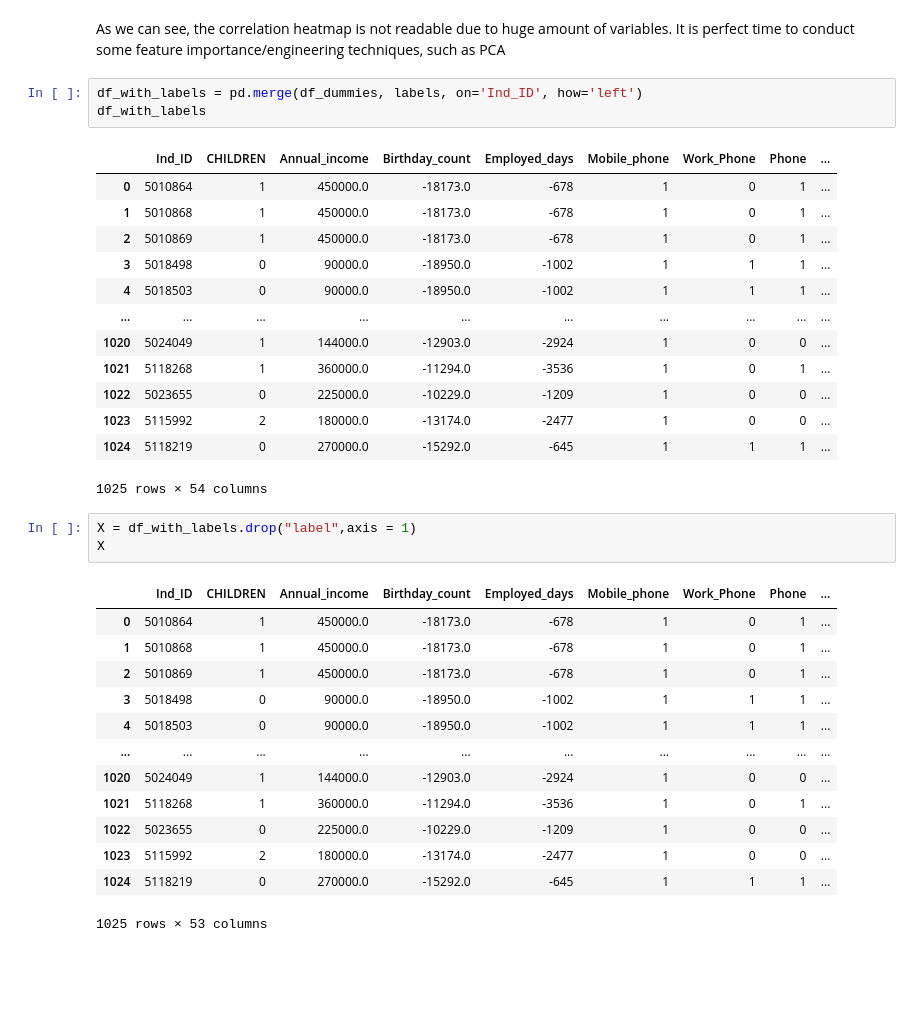
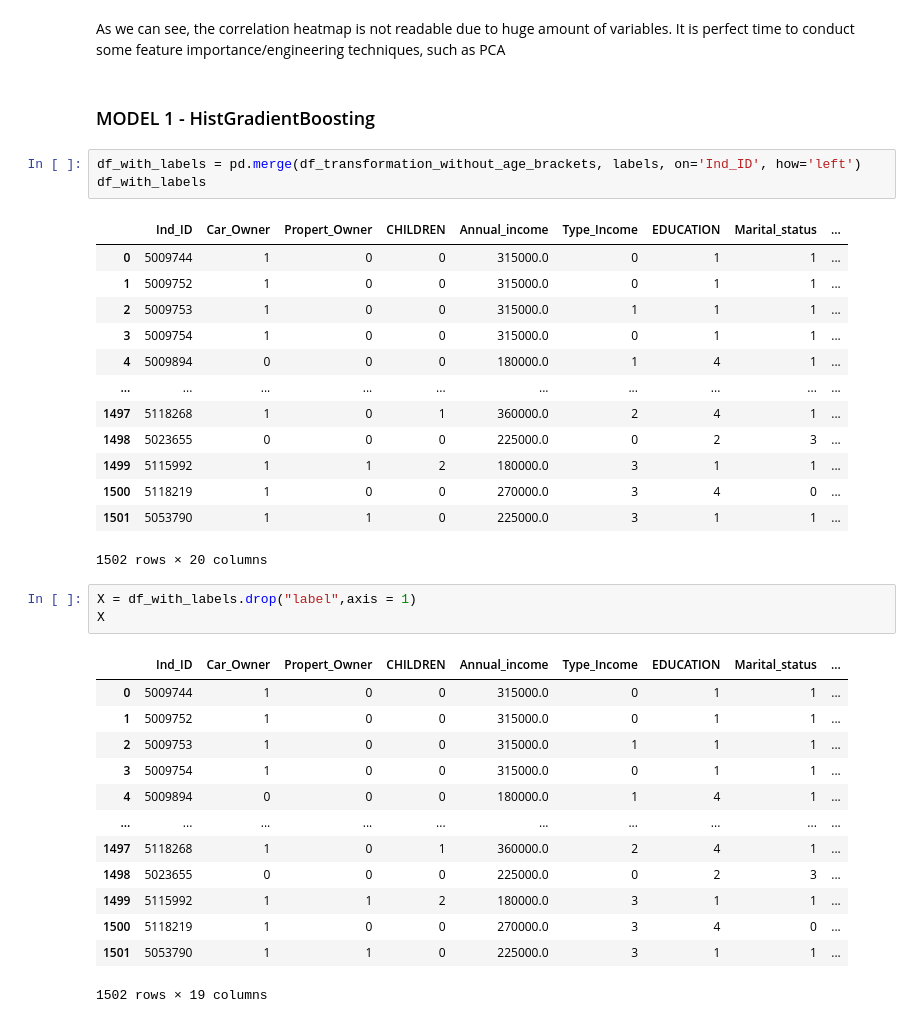
Before and after one commit to filki/LoanRepaymentBinaryPred, a Jupyter notebook: sourceCode.ipynb, the cells around one changed output. Cells and saved outputs as stored; diff of their text form; blank space fills up the shorter version.

```diff
--- a/sourceCode.ipynb
+++ b/sourceCode.ipynb
@@ -261,40 +187,42 @@ sns.heatmap(df_transformation_without_age_brackets.corr(),annot=True,robust = Tr
 [figure]
 # %% [markdown]
 As we can see, the correlation heatmap is not readable due to huge amount of variables. It is perfect time to conduct some feature importance/engineering techniques, such as PCA
+# %% [markdown]
+### MODEL 1 - HistGradientBoosting
 # %%
-df_with_labels = pd.merge(df_dummies, labels, on='Ind_ID', how='left')
+df_with_labels = pd.merge(df_transformation_without_age_brackets, labels, on='Ind_ID', how='left')
 df_with_labels
 # %% [output]
-|  | Ind_ID | CHILDREN | Annual_income | Birthday_count | Employed_days | Mobile_phone | Work_Phone | Phone | ... |
-| 0 | 5010864 | 1 | 450000.0 | -18173.0 | -678 | 1 | 0 | 1 | ... |
-| 1 | 5010868 | 1 | 450000.0 | -18173.0 | -678 | 1 | 0 | 1 | ... |
-| 2 | 5010869 | 1 | 450000.0 | -18173.0 | -678 | 1 | 0 | 1 | ... |
-| 3 | 5018498 | 0 | 90000.0 | -18950.0 | -1002 | 1 | 1 | 1 | ... |
-| 4 | 5018503 | 0 | 90000.0 | -18950.0 | -1002 | 1 | 1 | 1 | ... |
+|  | Ind_ID | Car_Owner | Propert_Owner | CHILDREN | Annual_income | Type_Income | EDUCATION | Marital_status | ... |
+| 0 | 5009744 | 1 | 0 | 0 | 315000.0 | 0 | 1 | 1 | ... |
+| 1 | 5009752 | 1 | 0 | 0 | 315000.0 | 0 | 1 | 1 | ... |
+| 2 | 5009753 | 1 | 0 | 0 | 315000.0 | 1 | 1 | 1 | ... |
+| 3 | 5009754 | 1 | 0 | 0 | 315000.0 | 0 | 1 | 1 | ... |
+| 4 | 5009894 | 0 | 0 | 0 | 180000.0 | 1 | 4 | 1 | ... |
 | ... | ... | ... | ... | ... | ... | ... | ... | ... | ... |
-| 1020 | 5024049 | 1 | 144000.0 | -12903.0 | -2924 | 1 | 0 | 0 | ... |
-| 1021 | 5118268 | 1 | 360000.0 | -11294.0 | -3536 | 1 | 0 | 1 | ... |
-| 1022 | 5023655 | 0 | 225000.0 | -10229.0 | -1209 | 1 | 0 | 0 | ... |
-| 1023 | 5115992 | 2 | 180000.0 | -13174.0 | -2477 | 1 | 0 | 0 | ... |
-| 1024 | 5118219 | 0 | 270000.0 | -15292.0 | -645 | 1 | 1 | 1 | ... |
+| 1497 | 5118268 | 1 | 0 | 1 | 360000.0 | 2 | 4 | 1 | ... |
+| 1498 | 5023655 | 0 | 0 | 0 | 225000.0 | 0 | 2 | 3 | ... |
+| 1499 | 5115992 | 1 | 1 | 2 | 180000.0 | 3 | 1 | 1 | ... |
+| 1500 | 5118219 | 1 | 0 | 0 | 270000.0 | 3 | 4 | 0 | ... |
+| 1501 | 5053790 | 1 | 1 | 0 | 225000.0 | 3 | 1 | 1 | ... |
-1025 rows × 54 columns
+1502 rows × 20 columns
 # %%
 X = df_with_labels.drop("label",axis = 1)
 X
 # %% [output]
-|  | Ind_ID | CHILDREN | Annual_income | Birthday_count | Employed_days | Mobile_phone | Work_Phone | Phone | ... |
-| 0 | 5010864 | 1 | 450000.0 | -18173.0 | -678 | 1 | 0 | 1 | ... |
-| 1 | 5010868 | 1 | 450000.0 | -18173.0 | -678 | 1 | 0 | 1 | ... |
-| 2 | 5010869 | 1 | 450000.0 | -18173.0 | -678 | 1 | 0 | 1 | ... |
-| 3 | 5018498 | 0 | 90000.0 | -18950.0 | -1002 | 1 | 1 | 1 | ... |
-| 4 | 5018503 | 0 | 90000.0 | -18950.0 | -1002 | 1 | 1 | 1 | ... |
+|  | Ind_ID | Car_Owner | Propert_Owner | CHILDREN | Annual_income | Type_Income | EDUCATION | Marital_status | ... |
+| 0 | 5009744 | 1 | 0 | 0 | 315000.0 | 0 | 1 | 1 | ... |
+| 1 | 5009752 | 1 | 0 | 0 | 315000.0 | 0 | 1 | 1 | ... |
+| 2 | 5009753 | 1 | 0 | 0 | 315000.0 | 1 | 1 | 1 | ... |
+| 3 | 5009754 | 1 | 0 | 0 | 315000.0 | 0 | 1 | 1 | ... |
+| 4 | 5009894 | 0 | 0 | 0 | 180000.0 | 1 | 4 | 1 | ... |
 | ... | ... | ... | ... | ... | ... | ... | ... | ... | ... |
-| 1020 | 5024049 | 1 | 144000.0 | -12903.0 | -2924 | 1 | 0 | 0 | ... |
-| 1021 | 5118268 | 1 | 360000.0 | -11294.0 | -3536 | 1 | 0 | 1 | ... |
-| 1022 | 5023655 | 0 | 225000.0 | -10229.0 | -1209 | 1 | 0 | 0 | ... |
-| 1023 | 5115992 | 2 | 180000.0 | -13174.0 | -2477 | 1 | 0 | 0 | ... |
-| 1024 | 5118219 | 0 | 270000.0 | -15292.0 | -645 | 1 | 1 | 1 | ... |
+| 1497 | 5118268 | 1 | 0 | 1 | 360000.0 | 2 | 4 | 1 | ... |
+| 1498 | 5023655 | 0 | 0 | 0 | 225000.0 | 0 | 2 | 3 | ... |
+| 1499 | 5115992 | 1 | 1 | 2 | 180000.0 | 3 | 1 | 1 | ... |
+| 1500 | 5118219 | 1 | 0 | 0 | 270000.0 | 3 | 4 | 0 | ... |
+| 1501 | 5053790 | 1 | 1 | 0 | 225000.0 | 3 | 1 | 1 | ... |
-1025 rows × 53 columns
+1502 rows × 19 columns
 # %%
 y = df_with_labels['label']
 y
```
Also changed, not shown: parts of 30 cells of this notebook.
